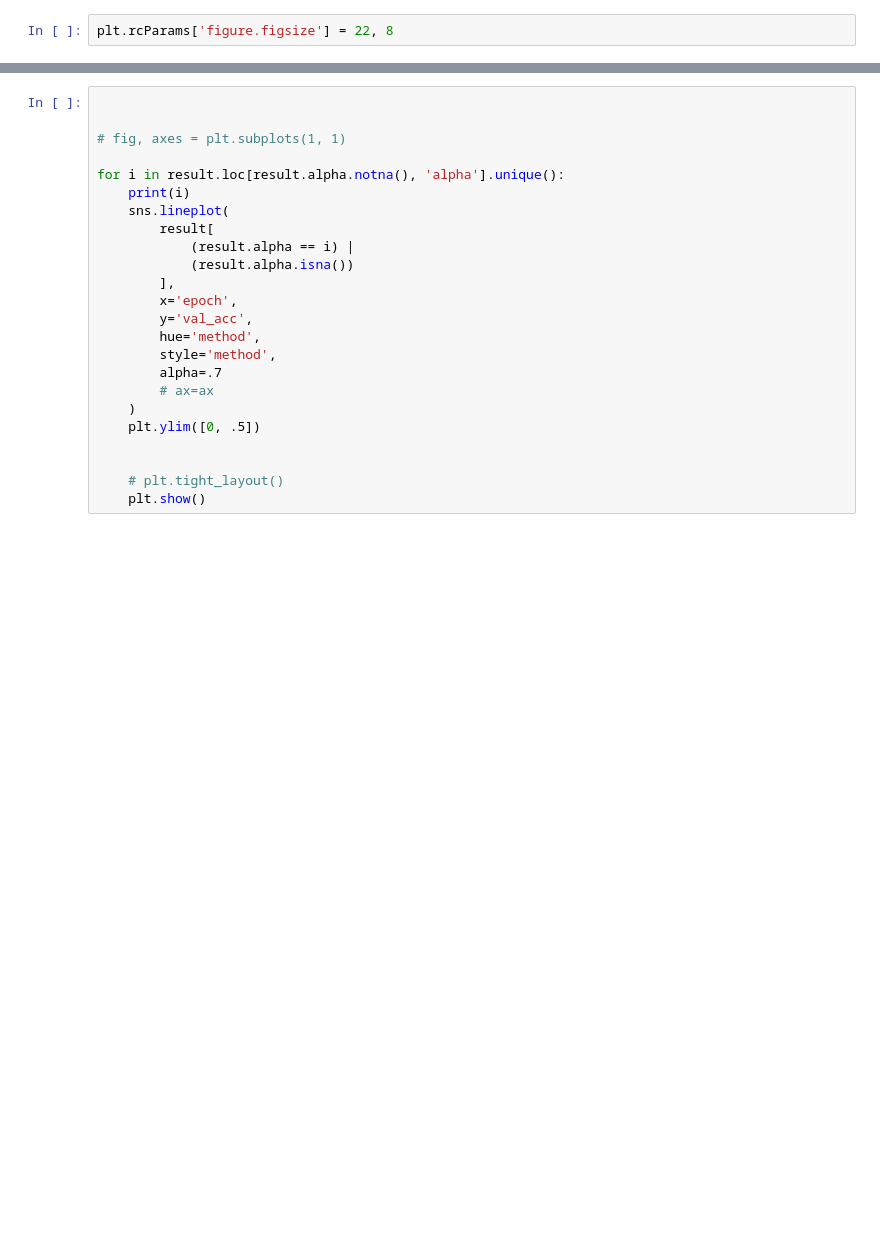
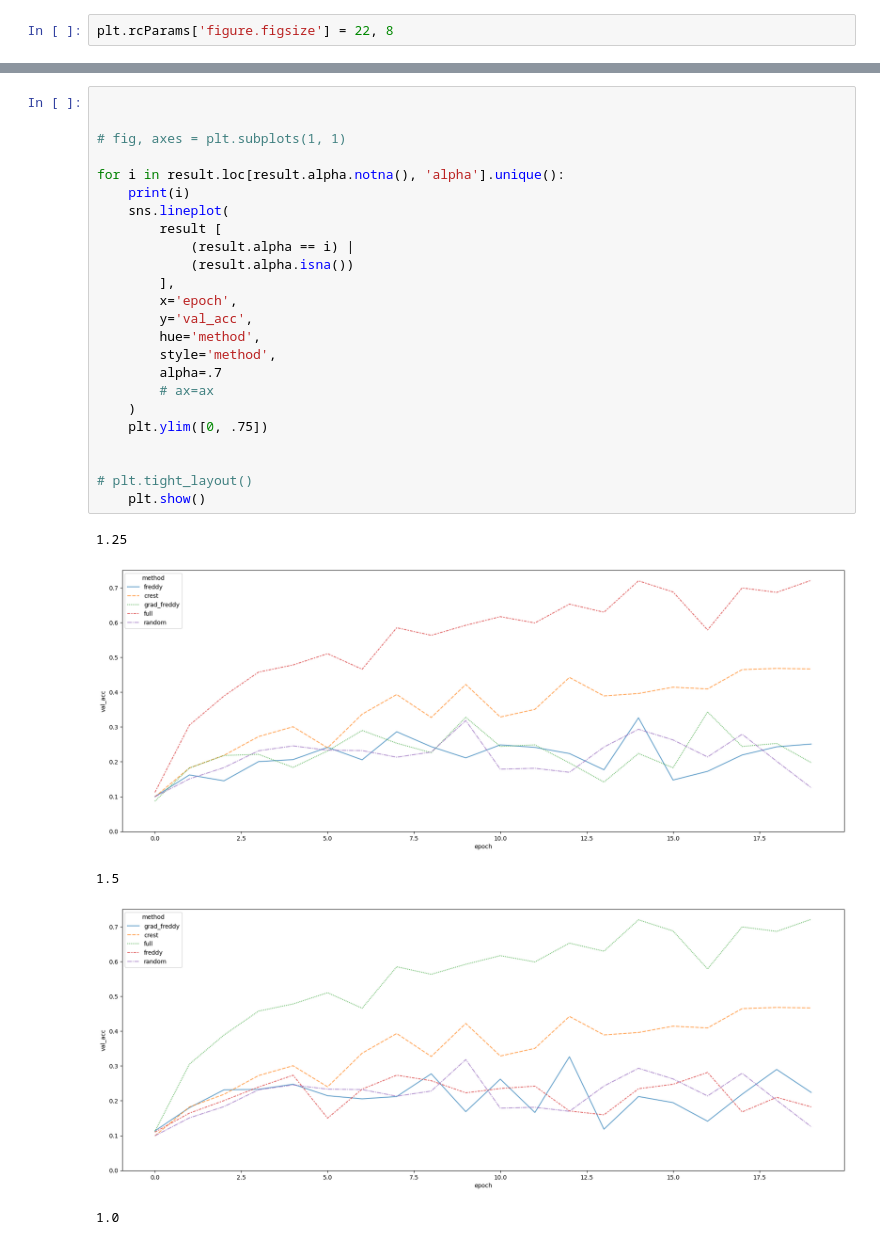
Before and after one commit to victor-ribeiro/freddy, a Jupyter notebook: Untitled.ipynb, the cells around one changed output, grey strips where cells are left out. Saved outputs shown, nothing was run; the diff lists cells and outputs as text; blank space fills up the shorter version.

```diff
--- a/Untitled.ipynb
+++ b/Untitled.ipynb
@@ -53,24 +58,30 @@ full None 0.10
 # %%
 
 
 # fig, axes = plt.subplots(1, 1)
 
 for i in result.loc[result.alpha.notna(), 'alpha'].unique():
     print(i)
     sns.lineplot(
-        result[
+        result [
             (result.alpha == i) |
             (result.alpha.isna())
         ],
         x='epoch',
         y='val_acc',
         hue='method',
         style='method',
         alpha=.7
         # ax=ax
     )
-    plt.ylim([0, .5])
+    plt.ylim([0, .75])
 
 
-    # plt.tight_layout()
+# plt.tight_layout()
     plt.show()
+# %% [output]
+1.25
+[figure, added]
+1.5
+[figure, added]
+1.0
```
Also changed, not shown: parts of 5 cells of this notebook, 9 other files.
